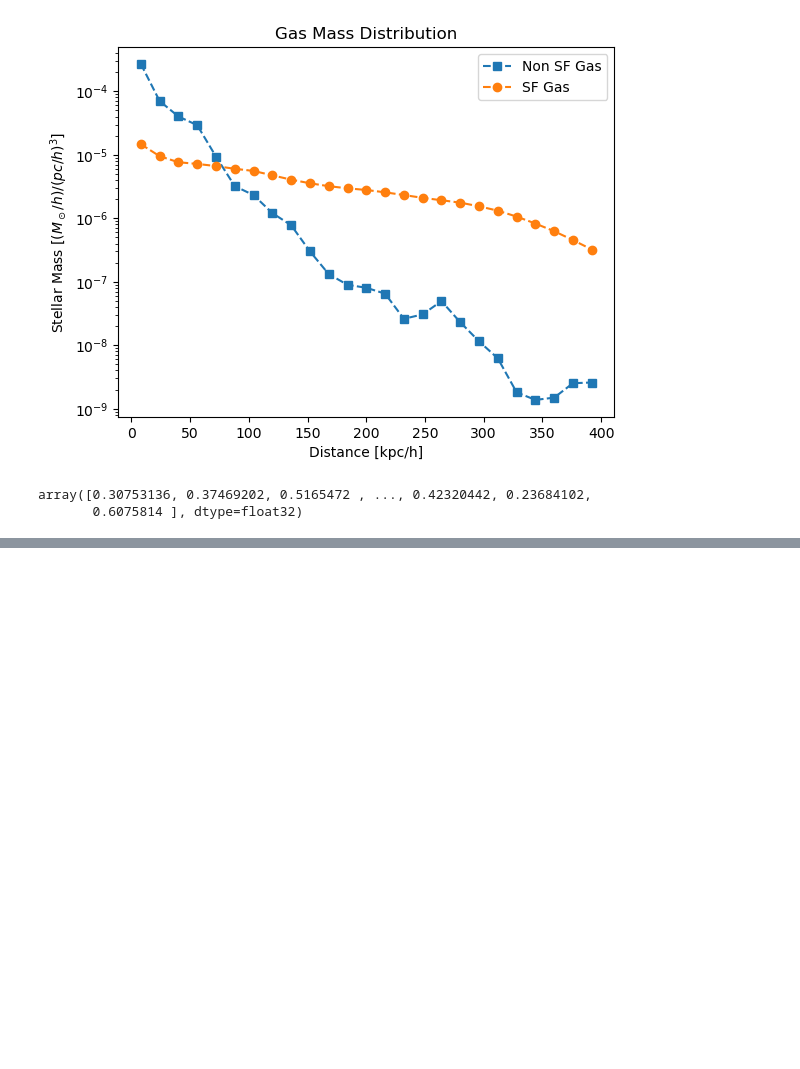
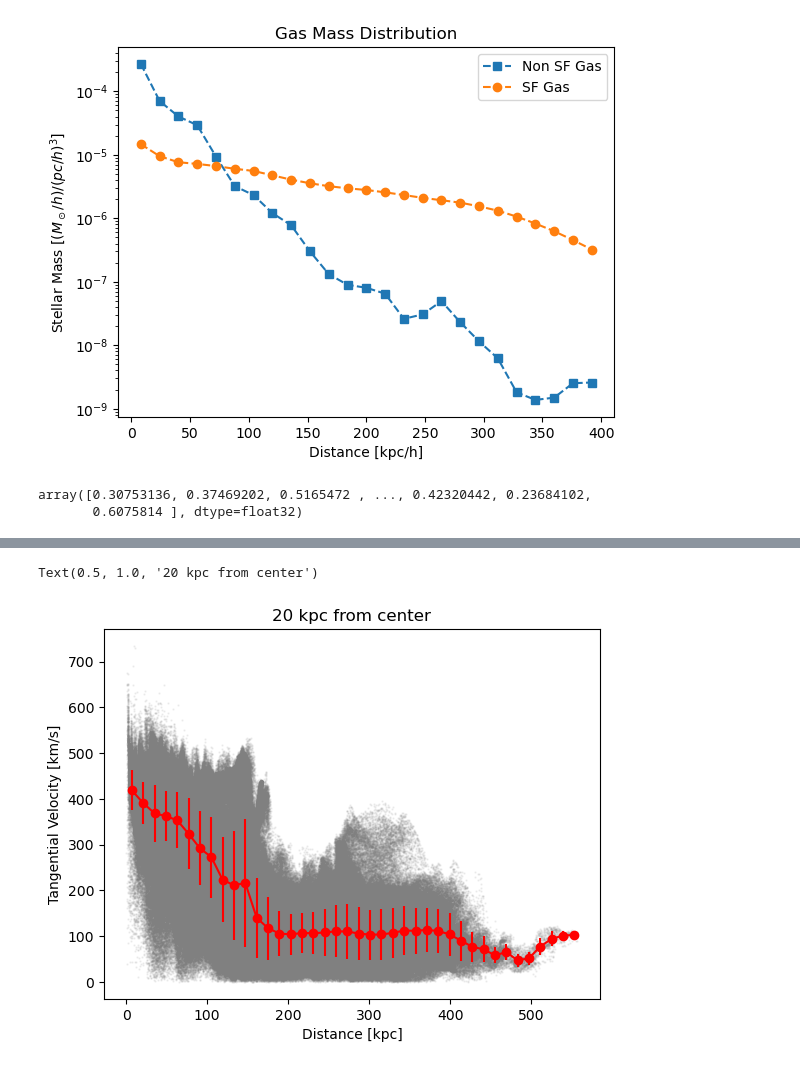
Before and after one commit to XingyaoCai/HI-Clumps, a Jupyter notebook: Galaxy_329508_Profile.ipynb, the cells around one changed output, grey strips where cells are left out. Saved outputs shown, nothing was run; the diff lists cells and outputs as text; code cells hidden in the pictures; blank space fills up the shorter version.

```diff
--- a/Galaxy_329508_Profile.ipynb
+++ b/Galaxy_329508_Profile.ipynb
@@ -115,0 +322,9 @@ array([0.30753136, 0.37469202, 0.5165472 , ..., 0.42320442, 0.23684102,
+# %%
+norm_velocity, tang_velocity, distance = compute_velocity_distance_with_filter(
+    PartType0_Dict, Subhalo_Dict,x_difference_threshold=40)
+
+plot_velocity_distance(distance, tang_velocity)
+plt.title('20 kpc from center')
+# %% [output]
+Text(0.5, 1.0, '20 kpc from center')
+[figure, added]
```
Also changed, not shown: parts of 26 cells of this notebook.
